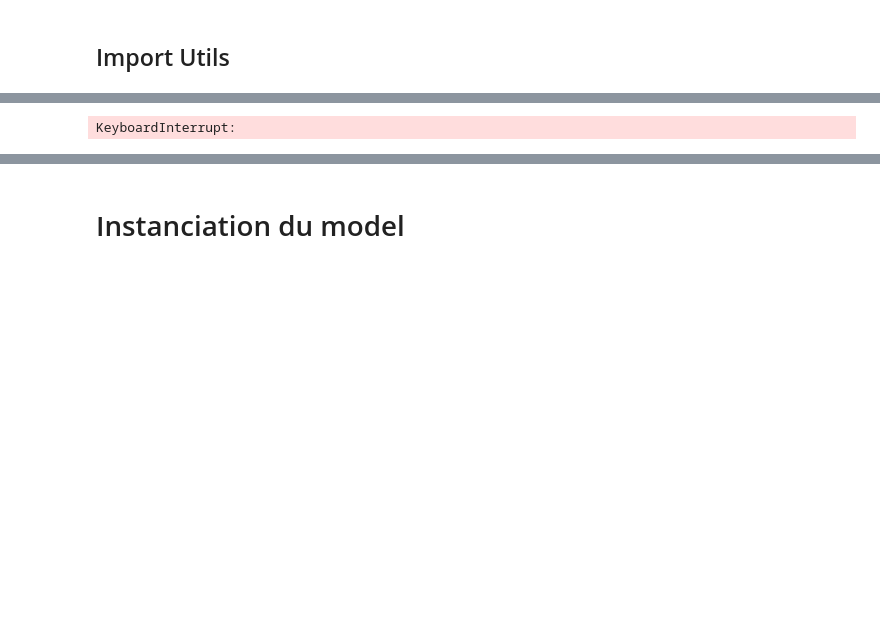
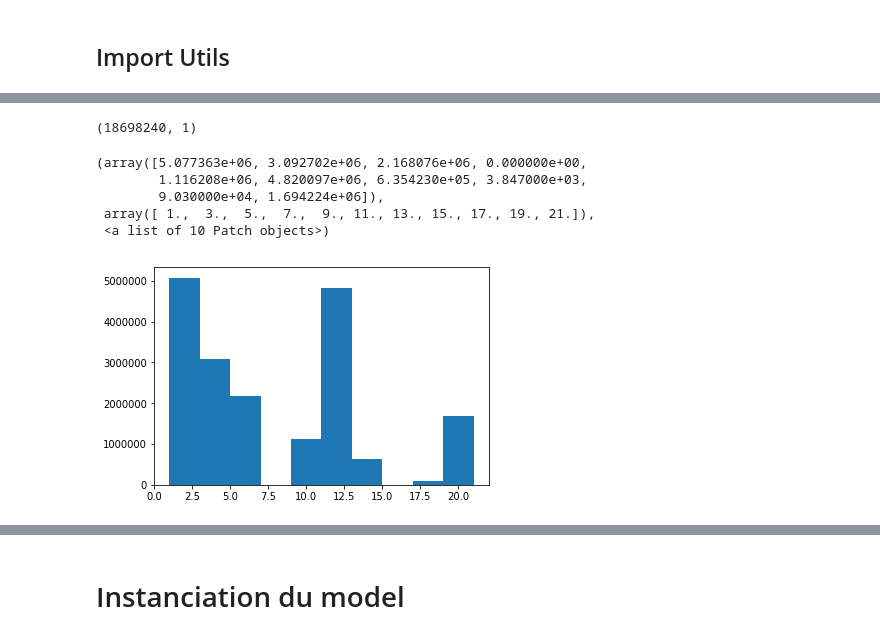
Before and after one commit to FannyRis/ChallengeHacka, a Jupyter notebook: hackathon_small/Hackathon.ipynb, the cells around one changed output, grey strips where cells are left out. Cells and saved outputs as stored; diff of their text form; code cells hidden in the pictures; blank space fills up the shorter version.

```diff
--- a/hackathon_small/Hackathon.ipynb
+++ b/hackathon_small/Hackathon.ipynb
@@ -33,9 +55,11 @@ import numpy as np
 import pandas as pd
 import sklearn as sk
 from sklearn.ensemble import RandomForestClassifier
-
-PATH_DATA = 'data/eightieth.h5'
-PATH_PREDICT_WITHOUT_GT = 'data/pred_students/pred_eighties_from_half_1_without_gt.h5'
+import matplotlib.pyplot as plt
+import itertools
+import pickle
+PATH_DATA = '/notebooks/data/full.h5'
+PATH_PREDICT_WITHOUT_GT = '/notebook/data/pred_students/pred_eighties_from_half_1_without_gt.h5'
 PATH_SUBMIT = 'data/submit/pred_eighties_from_half_1_AWESOMEGROUP.h5'
 PATH_PREDICT_WITH_GT = 'data/pred_teachers/pred_eighties_from_half_1.h5'
 # %%
@@ -97,4 +118,17 @@ TypeError: 'generator' object is not subscriptable
+# %%
+dset = h5.File(PATH_DATA)['TOP_LANDCOVER']
+labels = dset[0:].astype(int)
+data4D = h5.File(PATH_DATA)['S2']
+# %%
+dset[:].shape
+# %% [output]
+(18698240, 1)
 # %%
-plt.hist(pd.DataFrame(dset[:]))
+plt.hist(labels)
 # %% [output]
-KeyboardInterrupt:
+(array([5.077363e+06, 3.092702e+06, 2.168076e+06, 0.000000e+00,
+        1.116208e+06, 4.820097e+06, 6.354230e+05, 3.847000e+03,
+        9.030000e+04, 1.694224e+06]),
+ array([ 1.,  3.,  5.,  7.,  9., 11., 13., 15., 17., 19., 21.]),
+ <a list of 10 Patch objects>)
+[figure, added]
```
Also changed, not shown: parts of 11 cells of this notebook.
